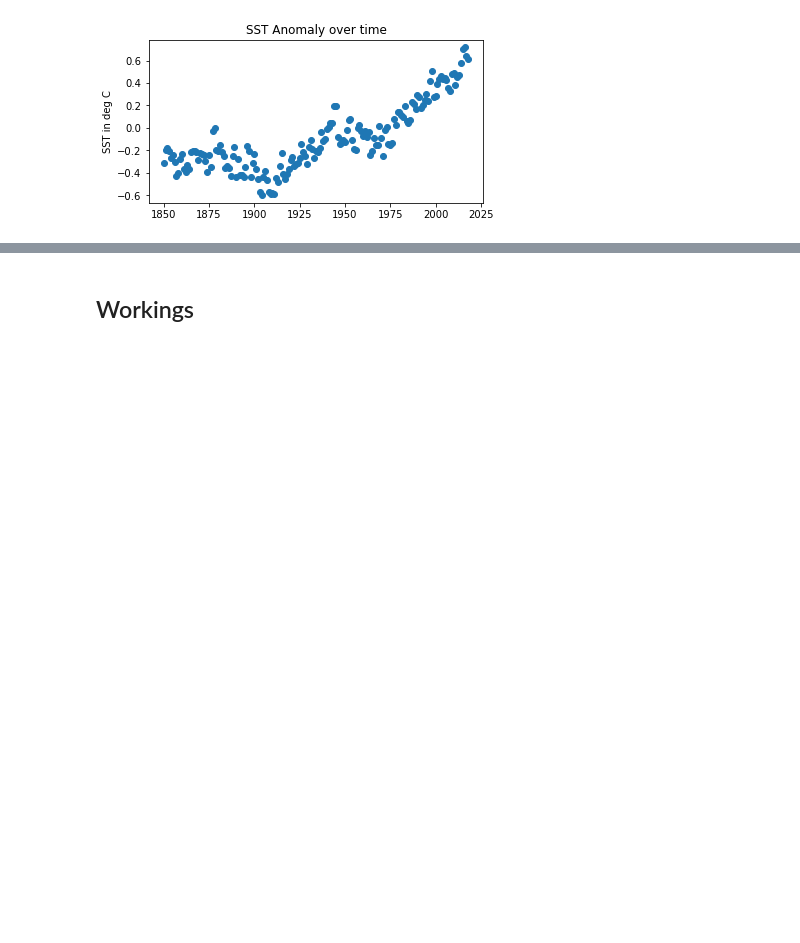
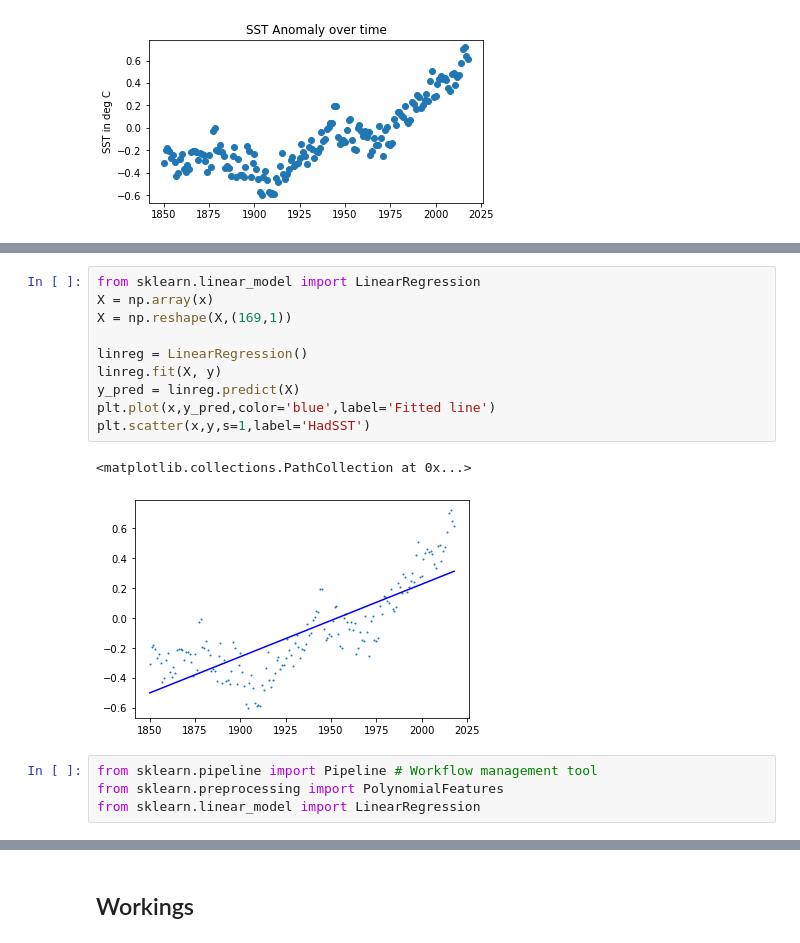
Before and after one commit to bndxn/macfiles, a Jupyter notebook: WS3/Polynomial regression on SST data.ipynb, the cells around one changed output, grey strips where cells are left out. Drawn from its saved outputs; the diff is of its cells as text; blank space fills up the shorter version.

```diff
--- a/WS3/Polynomial regression on SST data.ipynb
+++ b/WS3/Polynomial regression on SST data.ipynb
@@ -56,0 +113,17 @@ Text(0.5, 1.0, 'Global SST anomaly using polynomial of third degree')
+# %%
+from sklearn.linear_model import LinearRegression
+X = np.array(x)
+X = np.reshape(X,(169,1))
+
+linreg = LinearRegression()
+linreg.fit(X, y)
+y_pred = linreg.predict(X)
+plt.plot(x,y_pred,color='blue',label='Fitted line')
+plt.scatter(x,y,s=1,label='HadSST')
+# %% [output]
+<matplotlib.collections.PathCollection at 0x...>
+[figure, added]
+# %%
+from sklearn.pipeline import Pipeline # Workflow management tool
+from sklearn.preprocessing import PolynomialFeatures
+from sklearn.linear_model import LinearRegression
```
Also changed, not shown: parts of 14 cells of this notebook, 1 other file.
